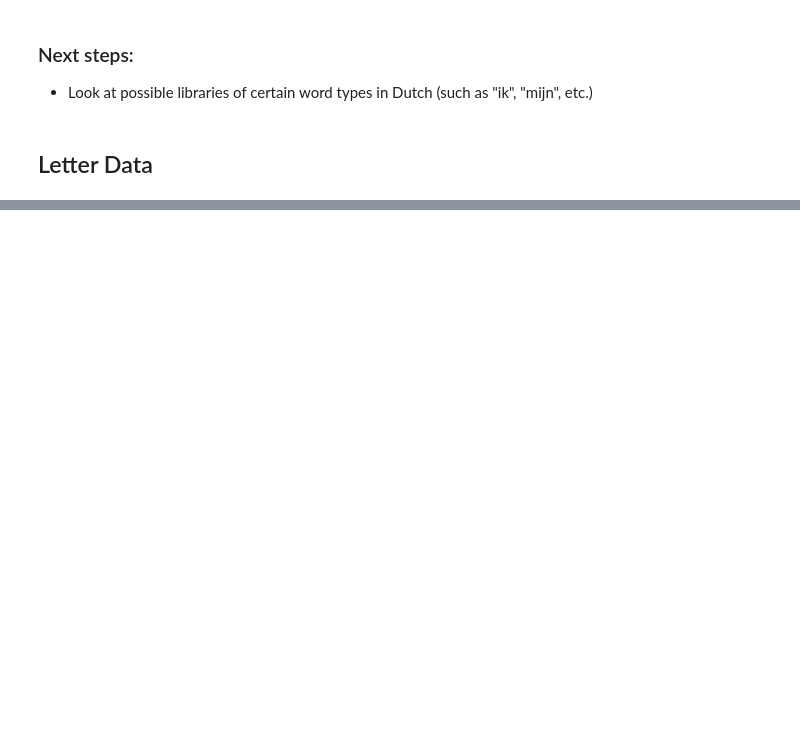
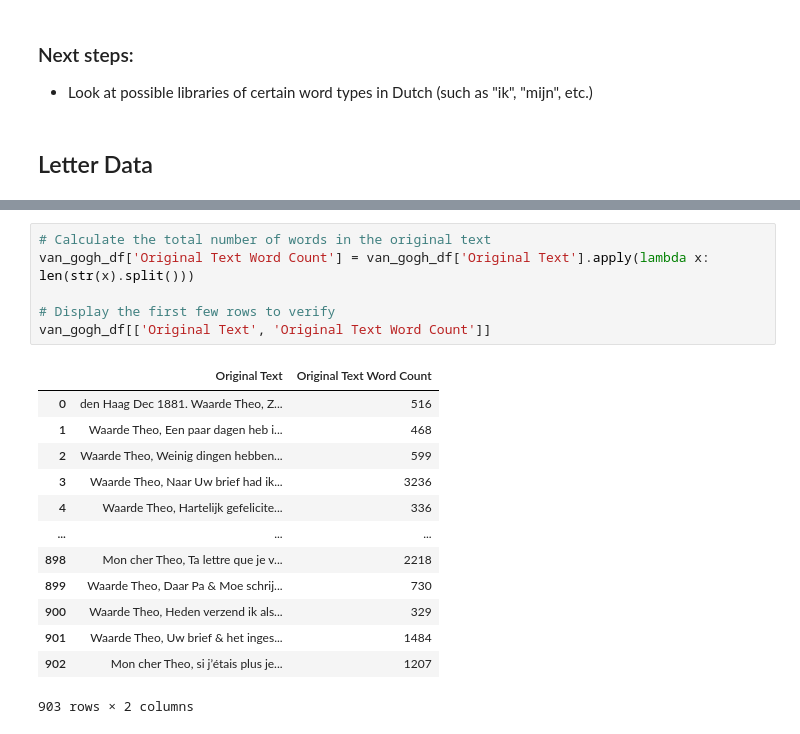
Before and after one commit to kimvkemenade/DIiA_team16, a Jupyter notebook: EDA.ipynb, the cells around one changed output, grey strips where cells are left out. Drawn from its saved outputs; the diff is of its cells as text; blank space fills up the shorter version.

```diff
--- a/EDA.ipynb
+++ b/EDA.ipynb
@@ -205,0 +274,20 @@ plt.show()
+# %%
+# Calculate the total number of words in the original text
+van_gogh_df['Original Text Word Count'] = van_gogh_df['Original Text'].apply(lambda x: len(str(x).split()))
+
+# Display the first few rows to verify
+van_gogh_df[['Original Text', 'Original Text Word Count']]
+# %% [output]
+|  | Original Text | Original Text Word Count |
+| 0 | den Haag Dec 1881. Waarde Theo, Z... | 516 |
+| 1 | Waarde Theo, Een paar dagen heb i... | 468 |
+| 2 | Waarde Theo, Weinig dingen hebben... | 599 |
+| 3 | Waarde Theo, Naar Uw brief had ik... | 3236 |
+| 4 | Waarde Theo, Hartelijk gefelicite... | 336 |
+| ... | ... | ... |
+| 898 | Mon cher Theo, Ta lettre que je v... | 2218 |
+| 899 | Waarde Theo, Daar Pa & Moe schrij... | 730 |
+| 900 | Waarde Theo, Heden verzend ik als... | 329 |
+| 901 | Waarde Theo, Uw brief & het inges... | 1484 |
+| 902 | Mon cher Theo, si j’étais plus je... | 1207 |
+903 rows × 2 columns
```
Also changed, not shown: parts of 6 cells of this notebook.
